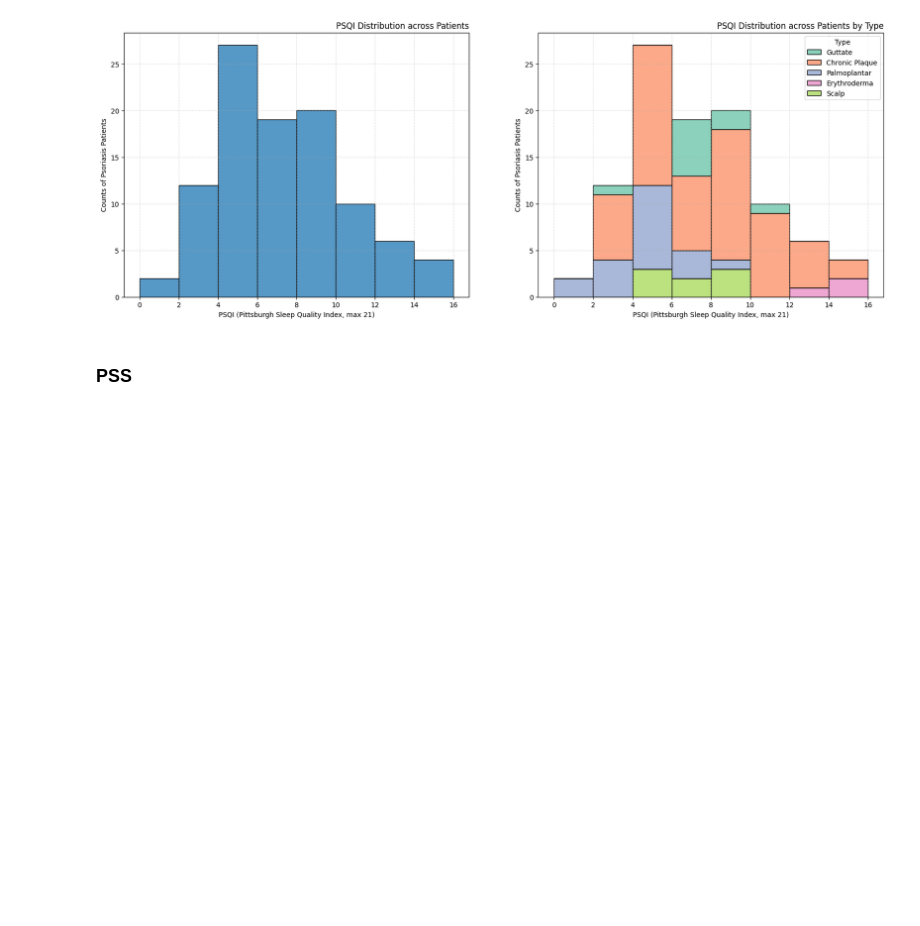
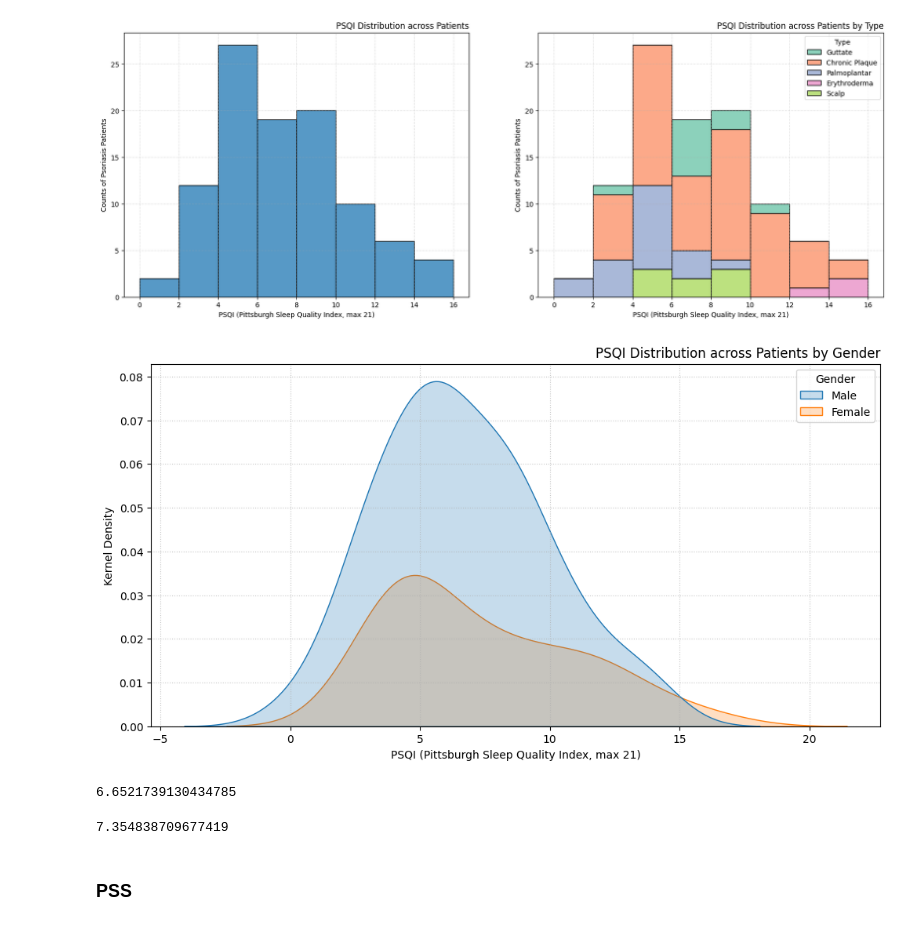
Before and after one commit to iamtushara/medical-thesis, a Jupyter notebook: thesis-notebooks/02-reshma/Statistical Analysis of Psoriasis Patients Data.ipynb, the cells around one changed output. Drawn from its saved outputs; the diff is of its cells as text; code cells hidden in the pictures; blank space fills up the shorter version.

```diff
--- a/thesis-notebooks/02-reshma/Statistical Analysis of Psoriasis Patients Data.ipynb
+++ b/thesis-notebooks/02-reshma/Statistical Analysis of Psoriasis Patients Data.ipynb
@@ -338,6 +338,25 @@ plt.title('PSQI Distribution across Patients by Type', loc='right')
 plt.show()
 # %% [output]
 [figure]
+# %%
+plt.figure(figsize=(12, 6))
+ax1 = plt.subplot(111)
+sns.kdeplot(data=dataset, x='PSQI', hue='Gender', ax=ax1, fill=True)
+plt.grid(alpha=0.7, linestyle=':')
+plt.xlabel('PSQI (Pittsburgh Sleep Quality Index, max 21)')
+plt.ylabel('Kernel Density')
+plt.title('PSQI Distribution across Patients by Gender', loc='right')
+plt.show()
+# %% [output]
+[figure, added]
+# %%
+dataset[dataset['Gender']=='Male']['PSQI'].mean()
+# %% [output]
+6.6521739130434785
+# %%
+dataset[dataset['Gender']=='Female']['PSQI'].mean()
+# %% [output]
+7.354838709677419
 # %% [markdown]
 ### PSS
 # %%
```
Also changed, not shown: parts of 23 cells of this notebook.
